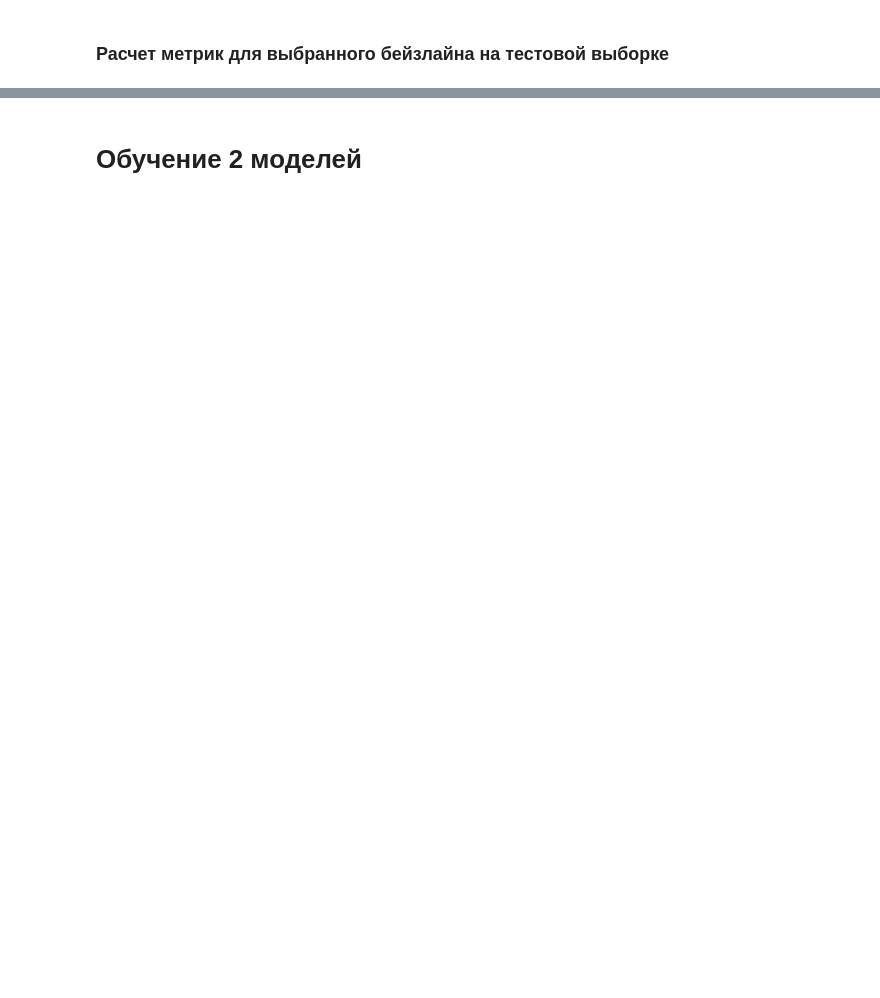
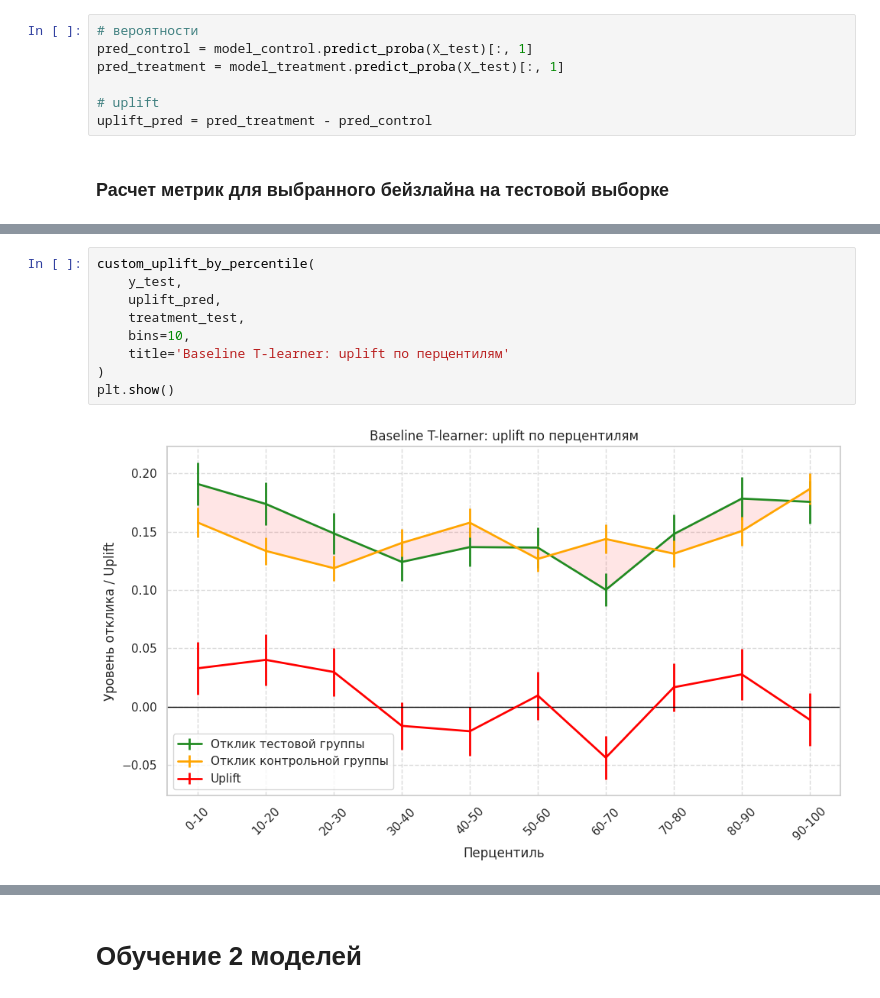
Before and after one commit to Manaam9/mle-uplift-final-project-2025, a Jupyter notebook: final_project_template.ipynb, the cells around one changed output, grey strips where cells are left out. Drawn from its saved outputs; the diff is of its cells as text; blank space fills up the shorter version.

```diff
--- a/final_project_template.ipynb
+++ b/final_project_template.ipynb
@@ -380,5 +388,12 @@ model_control.fit(X_train[treatment_train == 0], y_train[treatment_train == 0])
 model_treatment.fit(X_train[treatment_train == 1], y_train[treatment_train == 1])
 # %% [output]
 CatBoostClassifier(random_state=42, verbose=0)
+# %%
+# вероятности
+pred_control = model_control.predict_proba(X_test)[:, 1]
+pred_treatment = model_treatment.predict_proba(X_test)[:, 1]
+
+# uplift
+uplift_pred = pred_treatment - pred_control
 # %% [markdown]
 ### Расчет метрик для выбранного бейзлайна на тестовой выборке
@@ -384,0 +412,11 @@ CatBoostClassifier(random_state=42, verbose=0)
+# %%
+custom_uplift_by_percentile(
+    y_test,
+    uplift_pred,
+    treatment_test,
+    bins=10,
+    title='Baseline T-learner: uplift по перцентилям'
+)
+plt.show()
+# %% [output]
+[figure, added]
```
Also changed, not shown: parts of 15 cells of this notebook, 5 other files.
